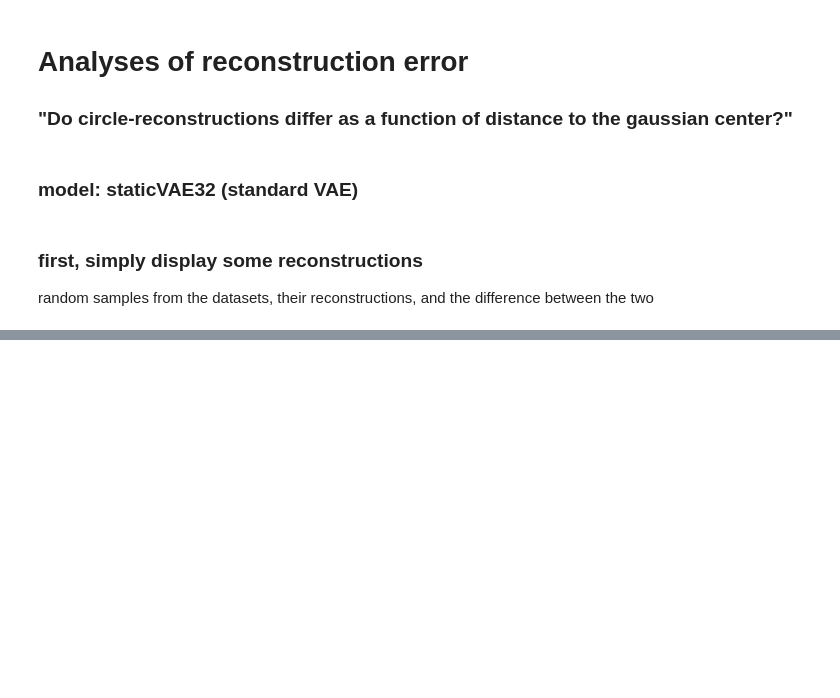
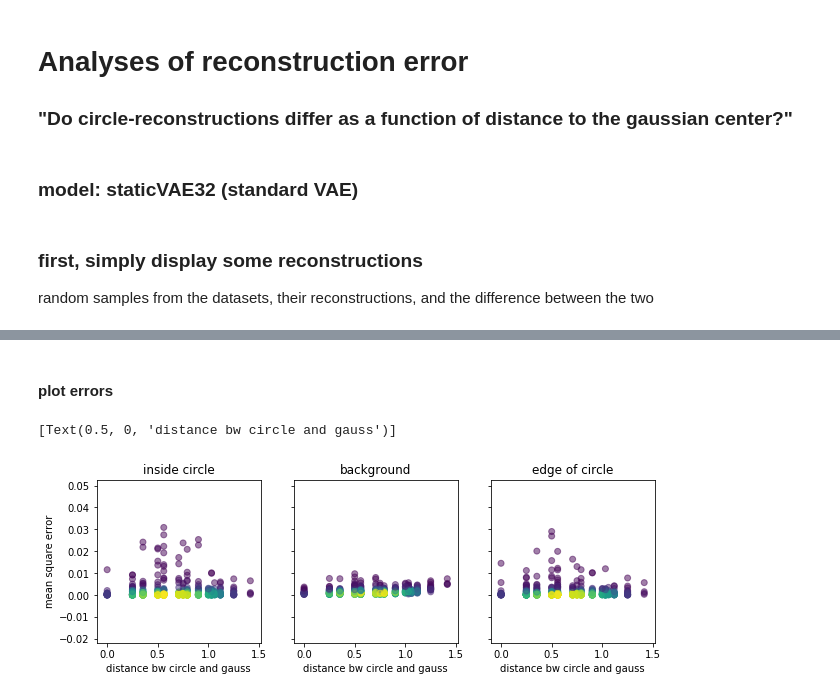
Before and after one commit to zahariaa/disentangled-dynamics, a Jupyter notebook: src/analyses/AnalysesOfReconstructionErrorStaticVAE32.ipynb, the cells around one changed output, grey strips where cells are left out. Saved outputs shown, nothing was run; the diff lists cells and outputs as text; code cells hidden in the pictures; blank space fills up the shorter version.

```diff
--- a/src/analyses/AnalysesOfReconstructionErrorStaticVAE32.ipynb
+++ b/src/analyses/AnalysesOfReconstructionErrorStaticVAE32.ipynb
@@ -72,0 +163,40 @@ tensor(0.2358)
+# %% [markdown]
+#### plot errors
+# %%
+from matplotlib.colors import Normalize
+from matplotlib import cm
+from scipy.stats import gaussian_kde as kde
+
+def makeColours( vals ):
+    colours = np.zeros( (len(vals),3) )
+    norm = Normalize( vmin=vals.min(), vmax=vals.max() )
+
+    #Can put any colormap you like here.
+    colours = [cm.ScalarMappable( norm=norm, cmap='viridis').to_rgba( val ) for val in vals]
+
+    return colours
+
+densObj0 = kde( insideCircleErrorByDist.T )
+cols0 = makeColours(densObj0.evaluate(insideCircleErrorByDist.T))
+densObj1 = kde( backgroundErrorByDist.T )
+cols1 = makeColours(densObj1.evaluate(backgroundErrorByDist.T))
+densObj2 = kde( edgeCircleErrorByDist.T )
+cols2 = makeColours(densObj2.evaluate(edgeCircleErrorByDist.T))
+
+_, axes = plt.subplots(1,3, sharey = True, sharex = True, figsize = (10,3))
+
+axes[0].scatter(insideCircleErrorByDist[:,0], insideCircleErrorByDist[:,1], color=cols0, alpha = .5)
+axes[0].set_title('inside circle')
+axes[0].set(ylabel='mean square error')
+axes[0].set(xlabel='distance bw circle and gauss')
+
+axes[1].scatter(backgroundErrorByDist[:,0], backgroundErrorByDist[:,1], color=cols1, alpha = .5)
+axes[1].set_title('background')
+axes[1].set(xlabel='distance bw circle and gauss')
+
+axes[2].scatter(edgeCircleErrorByDist[:,0], edgeCircleErrorByDist[:,1], color=cols2, alpha = .5)
+axes[2].set_title('edge of circle')
+axes[2].set(xlabel='distance bw circle and gauss')
+# %% [output]
+[Text(0.5, 0, 'distance bw circle and gauss')]
+[figure, added]
```
Also changed, not shown: parts of 7 cells of this notebook.
